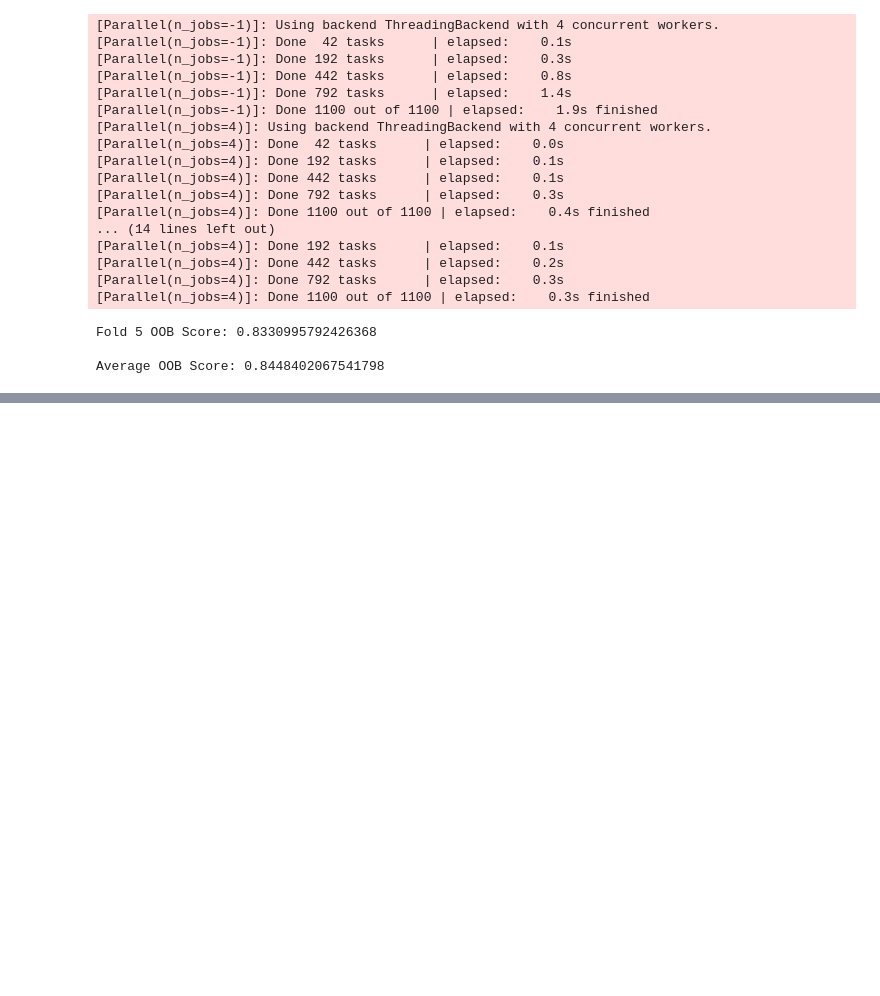
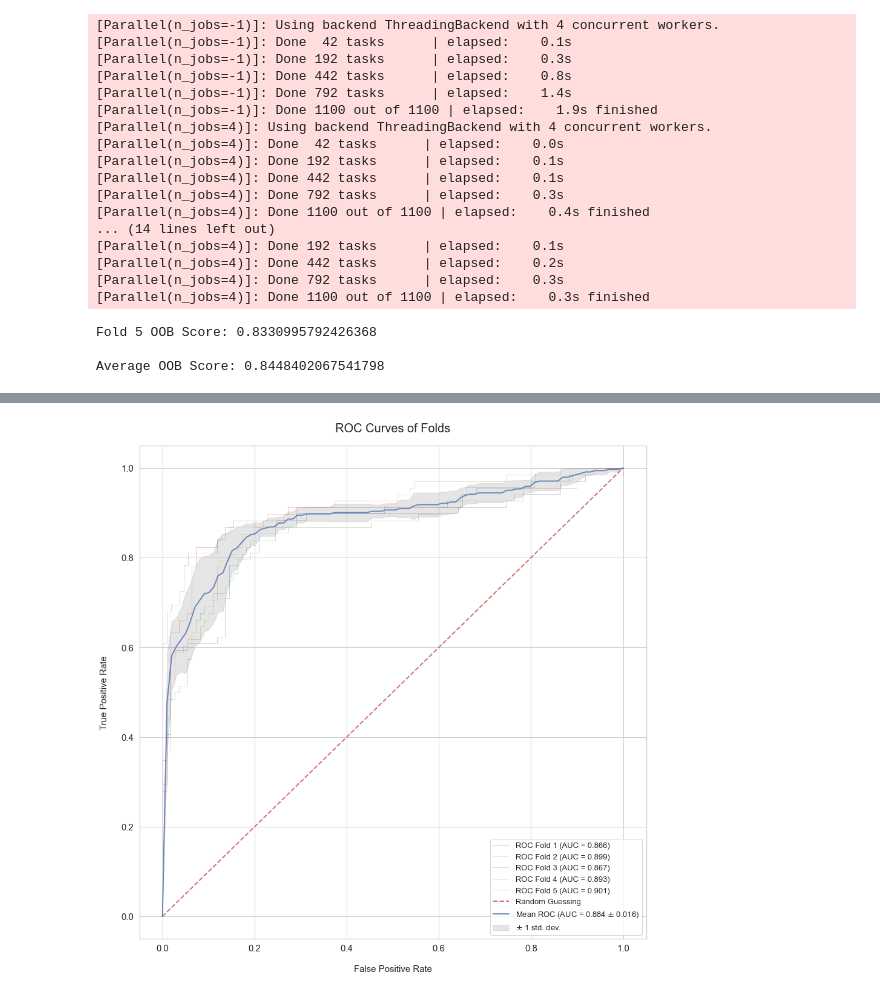
Before and after one commit to nextlevelOne/Classic_ML_Titanic, a Jupyter notebook: Model.ipynb, the cells around one changed output, grey strips where cells are left out. Drawn from its saved outputs; the diff is of its cells as text; code cells hidden in the pictures; blank space fills up the shorter version.

```diff
--- a/Model.ipynb
+++ b/Model.ipynb
@@ -192,0 +208,48 @@ Average OOB Score: 0.8448402067541798
+# %%
+def plot_roc_curve(fprs, tprs):
+
+    tprs_interp = []
+    aucs = []
+    mean_fpr = np.linspace(0, 1, 100)
+    f, ax = plt.subplots(figsize=(15, 15))
+
+    # Plotting ROC for each fold and computing AUC scores
+    for i, (fpr, tpr) in enumerate(zip(fprs, tprs), 1):
+        tprs_interp.append(np.interp(mean_fpr, fpr, tpr))
+        tprs_interp[-1][0] = 0.0
+        roc_auc = auc(fpr, tpr)
+        aucs.append(roc_auc)
+        ax.plot(fpr, tpr, lw=1, alpha=0.3, label='ROC Fold {} (AUC = {:.3f})'.format(i, roc_auc))
+
+    # Plotting ROC for random guessing
+    plt.plot([0, 1], [0, 1], linestyle='--', lw=2, color='r', alpha=0.8, label='Random Guessing')
+
+    mean_tpr = np.mean(tprs_interp, axis=0)
+    mean_tpr[-1] = 1.0
+    mean_auc = auc(mean_fpr, mean_tpr)
+    std_auc = np.std(aucs)
+
+    # Plotting the mean ROC
+    ax.plot(mean_fpr, mean_tpr, color='b', label='Mean ROC (AUC = {:.3f} $\pm$ {:.3f})'.format(mean_auc, std_auc), lw=2, alpha=0.8)
+
+    # Plotting the standard deviation around the mean ROC Curve
+    std_tpr = np.std(tprs_interp, axis=0)
+    tprs_upper = np.minimum(mean_tpr + std_tpr, 1)
+    tprs_lower = np.maximum(mean_tpr - std_tpr, 0)
+    ax.fill_between(mean_fpr, tprs_lower, tprs_upper, color='grey', alpha=.2, label='$\pm$ 1 std. dev.')
+
+    ax.set_xlabel('False Positive Rate', size=15, labelpad=20)
+    ax.set_ylabel('True Positive Rate', size=15, labelpad=20)
+    ax.tick_params(axis='x', labelsize=15)
+    ax.tick_params(axis='y', labelsize=15)
+    ax.set_xlim([-0.05, 1.05])
+    ax.set_ylim([-0.05, 1.05])
+
+    ax.set_title('ROC Curves of Folds', size=20, y=1.02)
+    ax.legend(loc='lower right', prop={'size': 13})
+
+    plt.show()
+
+plot_roc_curve(fprs, tprs)
+# %% [output]
+[figure, added]
```
Also changed, not shown: parts of 2 cells of this notebook.
